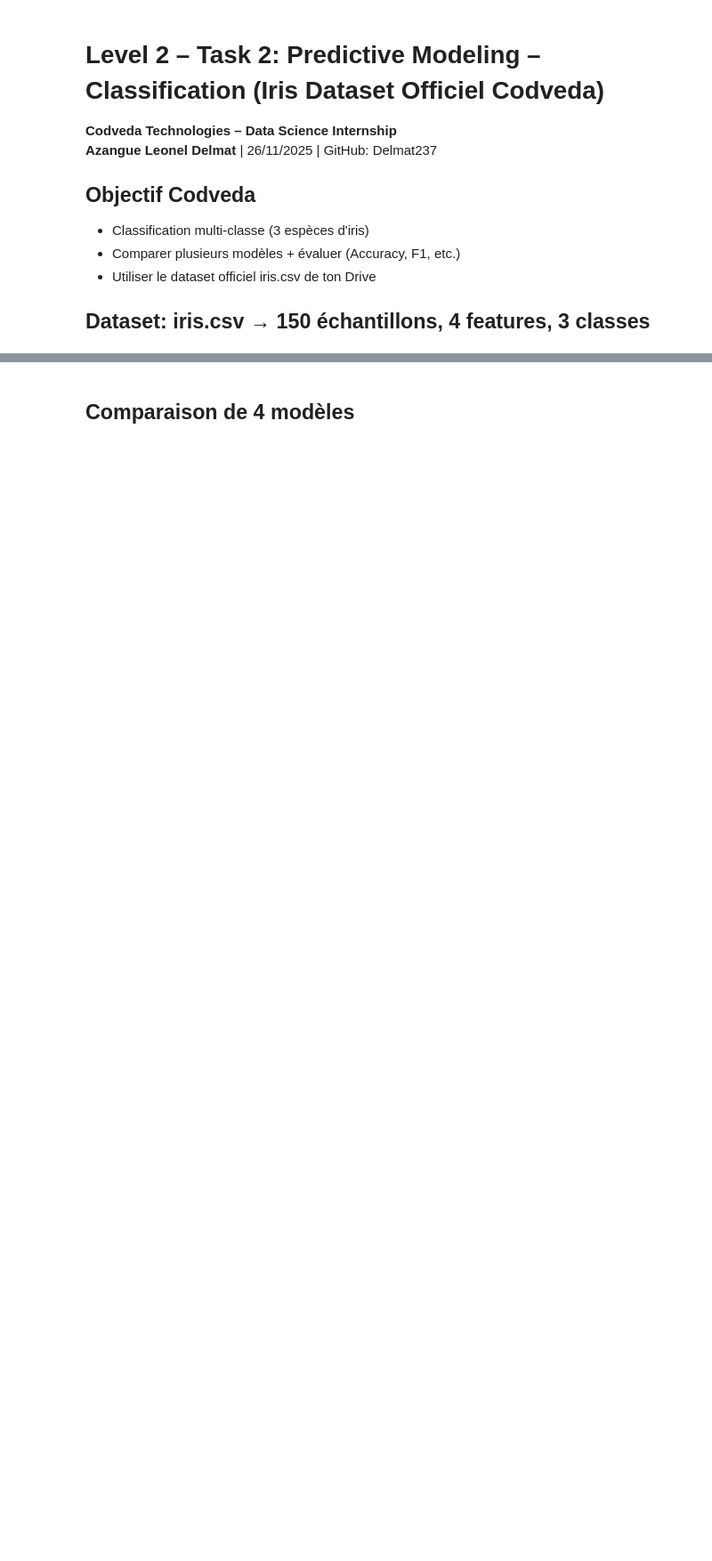
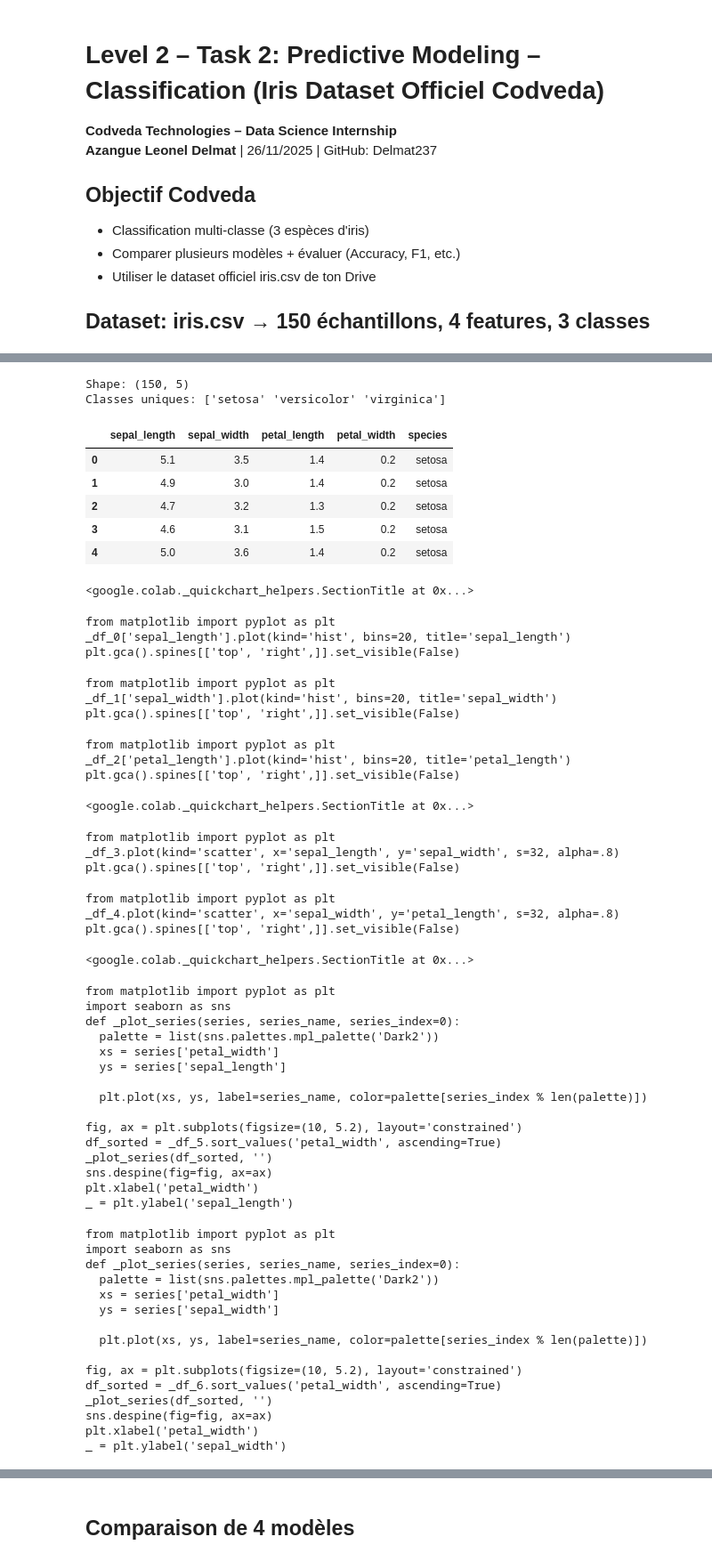
Before and after one commit to Delmat237/Codveda-DataScience-Internship, a Jupyter notebook: notebooks/05_classification_iris.ipynb, the cells around one changed output, grey strips where cells are left out. Shown at 89% size. Cells and saved outputs as stored; diff of their text form; code cells hidden in the pictures; blank space fills up the shorter version.

```diff
--- a/notebooks/05_classification_iris.ipynb
+++ b/notebooks/05_classification_iris.ipynb
@@ -31,6 +40,63 @@ sns.set_palette('husl')
 # %%
 # Chargement du dataset officiel Codveda
-df = pd.read_csv('../data/iris.csv')
+df = pd.read_csv('1) iris.csv')
 print(f"Shape: {df.shape}")
 print("Classes uniques:", df['species'].unique())
 df.head()
+# %% [output]
+Shape: (150, 5)
+Classes uniques: ['setosa' 'versicolor' 'virginica']
+|  | sepal_length | sepal_width | petal_length | petal_width | species |
+| 0 | 5.1 | 3.5 | 1.4 | 0.2 | setosa |
+| 1 | 4.9 | 3.0 | 1.4 | 0.2 | setosa |
+| 2 | 4.7 | 3.2 | 1.3 | 0.2 | setosa |
+| 3 | 4.6 | 3.1 | 1.5 | 0.2 | setosa |
+| 4 | 5.0 | 3.6 | 1.4 | 0.2 | setosa |
+<google.colab._quickchart_helpers.SectionTitle at 0x...>
+from matplotlib import pyplot as plt
+_df_0['sepal_length'].plot(kind='hist', bins=20, title='sepal_length')
+plt.gca().spines[['top', 'right',]].set_visible(False)
+from matplotlib import pyplot as plt
+_df_1['sepal_width'].plot(kind='hist', bins=20, title='sepal_width')
+plt.gca().spines[['top', 'right',]].set_visible(False)
+from matplotlib import pyplot as plt
+_df_2['petal_length'].plot(kind='hist', bins=20, title='petal_length')
+plt.gca().spines[['top', 'right',]].set_visible(False)
+<google.colab._quickchart_helpers.SectionTitle at 0x...>
+from matplotlib import pyplot as plt
+_df_3.plot(kind='scatter', x='sepal_length', y='sepal_width', s=32, alpha=.8)
+plt.gca().spines[['top', 'right',]].set_visible(False)
+from matplotlib import pyplot as plt
+_df_4.plot(kind='scatter', x='sepal_width', y='petal_length', s=32, alpha=.8)
+plt.gca().spines[['top', 'right',]].set_visible(False)
+<google.colab._quickchart_helpers.SectionTitle at 0x...>
+from matplotlib import pyplot as plt
+import seaborn as sns
+def _plot_series(series, series_name, series_index=0):
+  palette = list(sns.palettes.mpl_palette('Dark2'))
+  xs = series['petal_width']
+  ys = series['sepal_length']
+
+  plt.plot(xs, ys, label=series_name, color=palette[series_index % len(palette)])
+
+fig, ax = plt.subplots(figsize=(10, 5.2), layout='constrained')
+df_sorted = _df_5.sort_values('petal_width', ascending=True)
+_plot_series(df_sorted, '')
+sns.despine(fig=fig, ax=ax)
+plt.xlabel('petal_width')
+_ = plt.ylabel('sepal_length')
+from matplotlib import pyplot as plt
+import seaborn as sns
+def _plot_series(series, series_name, series_index=0):
+  palette = list(sns.palettes.mpl_palette('Dark2'))
+  xs = series['petal_width']
+  ys = series['sepal_width']
+
+  plt.plot(xs, ys, label=series_name, color=palette[series_index % len(palette)])
+
+fig, ax = plt.subplots(figsize=(10, 5.2), layout='constrained')
+df_sorted = _df_6.sort_values('petal_width', ascending=True)
+_plot_series(df_sorted, '')
+sns.despine(fig=fig, ax=ax)
+plt.xlabel('petal_width')
+_ = plt.ylabel('sepal_width')
```
Also changed, not shown: parts of 8 cells of this notebook.
